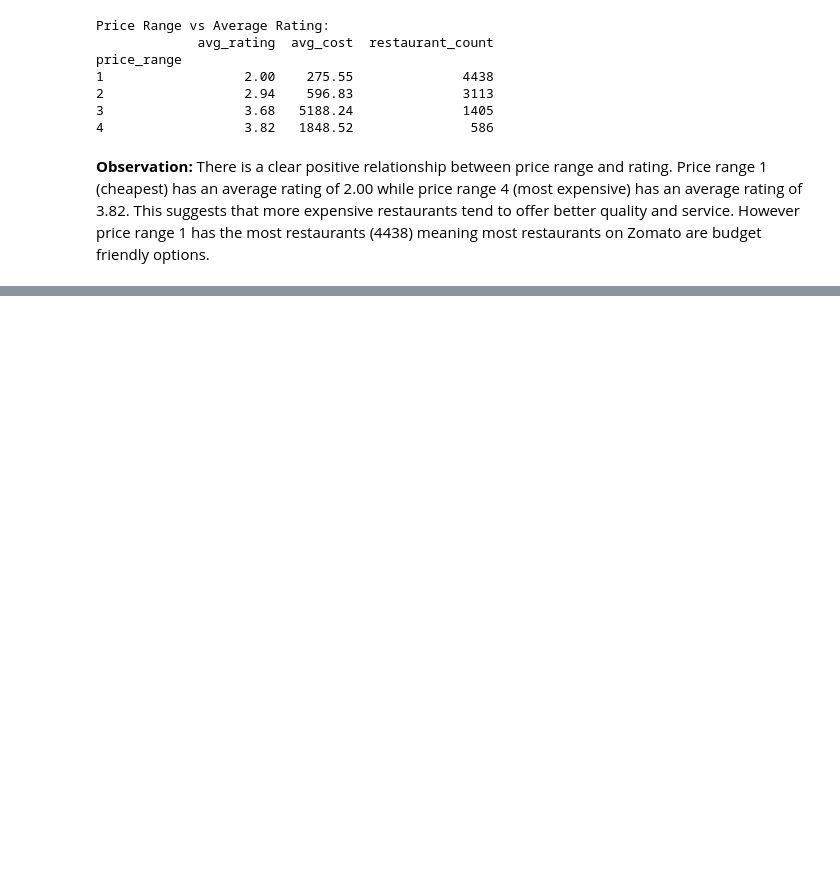
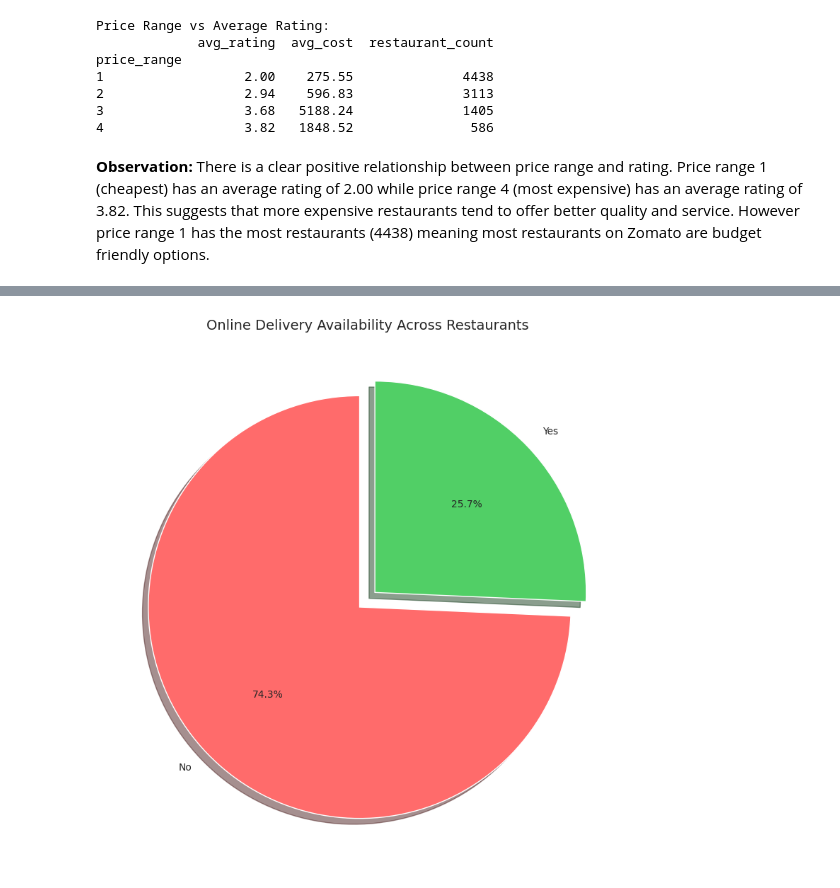
Before and after one commit to chandanar8126/zomato-eda-pluto-academy, a Jupyter notebook: Zomato_EDA_PlutoAcademy.ipynb, the cells around one changed output, grey strips where cells are left out. Saved outputs shown, nothing was run; the diff lists cells and outputs as text; code cells hidden in the pictures; blank space fills up the shorter version.

```diff
--- a/Zomato_EDA_PlutoAcademy.ipynb
+++ b/Zomato_EDA_PlutoAcademy.ipynb
@@ -375,0 +413,20 @@ friendly options.
+# %%
+# Chart 2 - Pie Chart
+# Online delivery distribution
+
+delivery_counts = df['online_delivery'].value_counts()
+
+plt.figure(figsize=(8, 8))
+plt.pie(delivery_counts.values,
+        labels=delivery_counts.index,
+        autopct='%1.1f%%',
+        colors=['#ff6b6b', '#51cf66'],
+        startangle=90,
+        explode=(0.05, 0.05),
+        shadow=True)
+
+plt.title('Online Delivery Availability Across Restaurants', fontsize=14)
+plt.tight_layout()
+plt.show()
+# %% [output]
+[figure, added]
```
Also changed, not shown: parts of 7 cells of this notebook.
